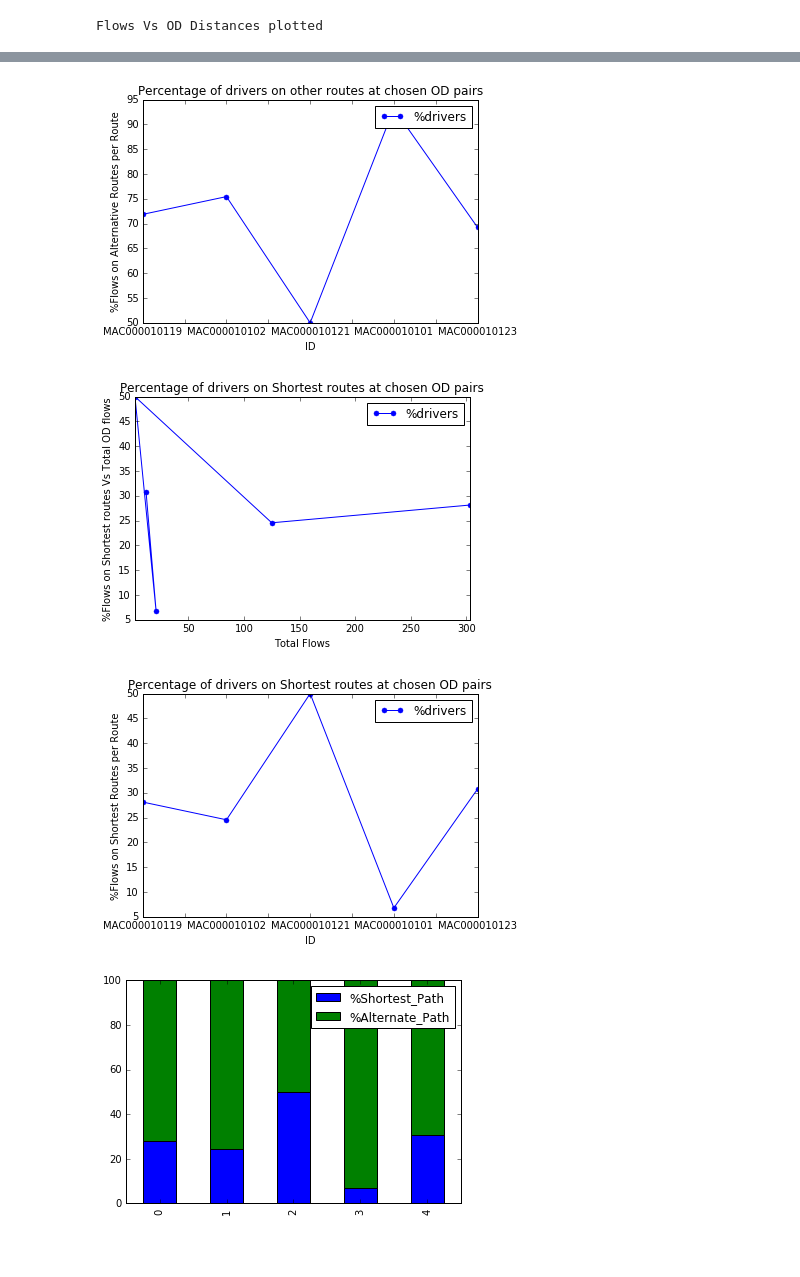
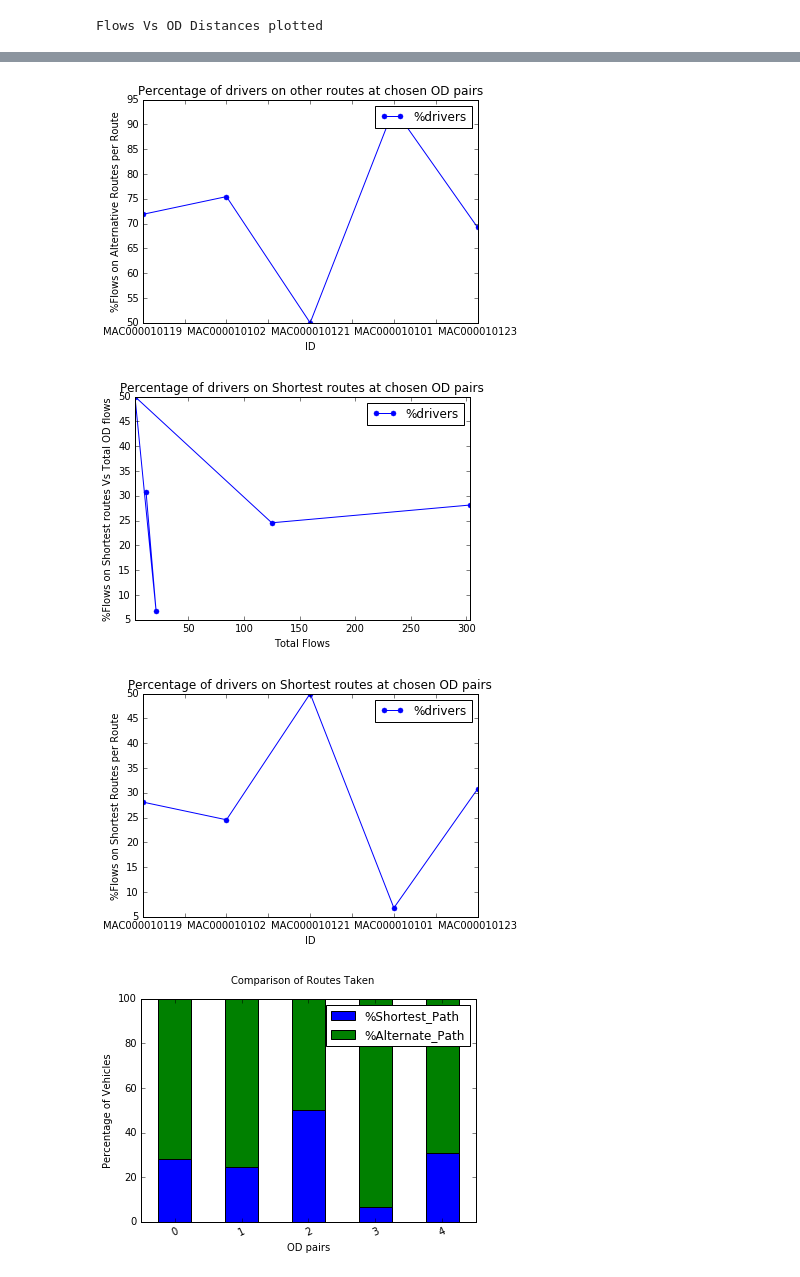
Before and after one commit to sreesomadas/MMFT-Class-Project-2017-2018, a Jupyter notebook: Sree/BT_DriverRationality.ipynb, the cells around one changed output, grey strips where cells are left out. Drawn from its saved outputs; the diff is of its cells as text; code cells hidden in the pictures; blank space fills up the shorter version.

Commit message:
Driver Rationality Analysis(Tables&Plots)
Final Draft
This code has no OD visualizations on maps and loop detector analysis

```diff
--- a/Sree/BT_DriverRationality.ipynb
+++ b/Sree/BT_DriverRationality.ipynb
@@ -739,8 +714,11 @@ from matplotlib.pyplot import hist
 df_2 = pd.concat([df["%Shortest_Path"], df["%Alternate_Path"]], axis = 1, \
                  keys = ["%Shortest_Path", "%Alternate_Path"])
 print (df_2)
-#fig5, ax = subplots()
 df_2.plot(kind ='bar',stacked =True)
+plt.xticks(rotation=25)
+plt.suptitle ("Comparison of Routes Taken")
+plt.xlabel("OD pairs")
+plt.ylabel("Percentage of Vehicles")
 # %% [output]
               o             d  flow
 0  MAC000010119  MAC000010130  1077
@@ -763,5 +741,5 @@ df_2.plot(kind ='bar',stacked =True)
 [figure]
 [figure]
 [figure]
 [figure]
-[figure, old version]
+[figure, new version]
```
Also changed, not shown: parts of 4 cells of this notebook.
